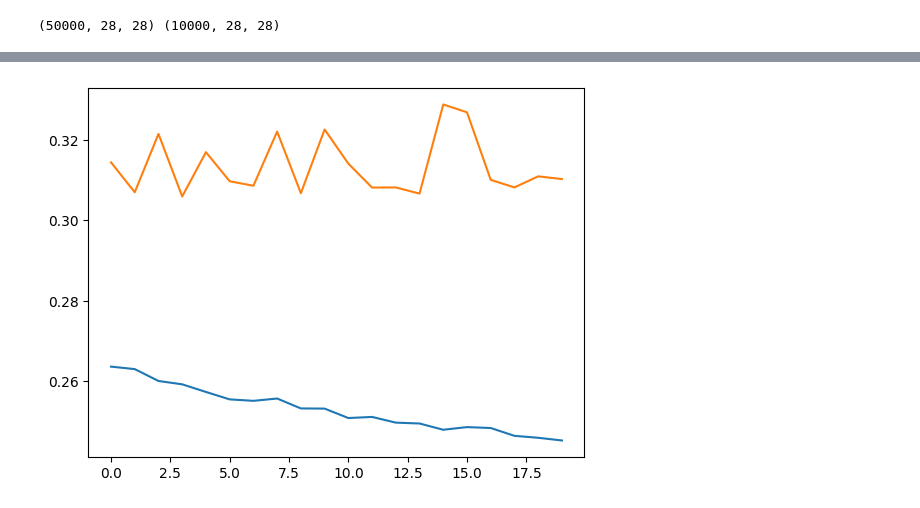
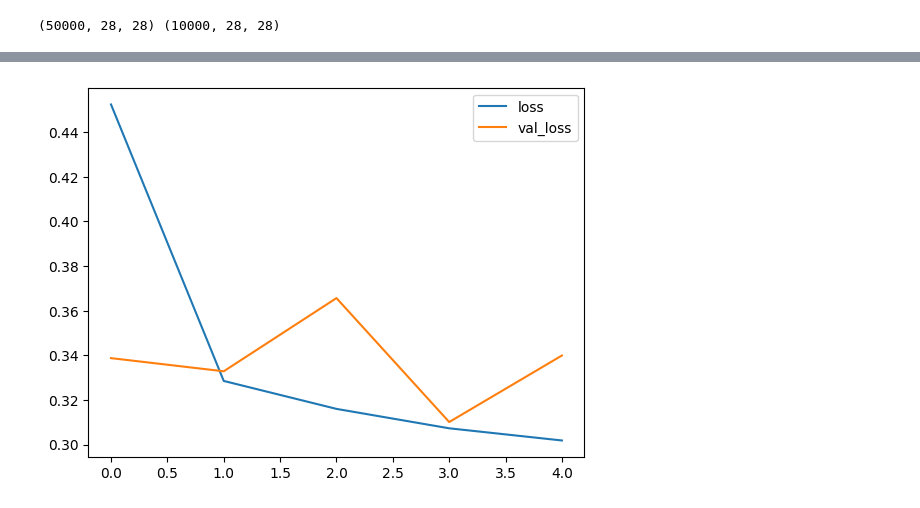
Before and after one commit to lavima/itf31519_2025, a Jupyter notebook: neural_networks/workshop1211.ipynb, the cells around one changed output, grey strips where cells are left out. Saved outputs shown, nothing was run; the diff lists cells and outputs as text; code cells hidden in the pictures.

```diff
--- a/neural_networks/workshop1211.ipynb
+++ b/neural_networks/workshop1211.ipynb
@@ -70,6 +76,8 @@ nn1 = Sequential()
 nn1.add(Input(shape=(28,28,1)))
 nn1.add(Flatten())
 nn1.add(Dense(380))
+nn1.add(Dropout(rate=0.2))
+nn1.add(Dense(80))
 nn1.add(Dense(10, activation='softmax'))
 
 nn1.compile(
@@ -77,5 +85,5 @@ nn1.compile(
     loss=tf.keras.losses.SparseCategoricalCrossentropy(from_logits=False),
     metrics=['accuracy'])
 # %%
-nn1.fit(x_train, y_train, epochs=20, validation_data=(x_val, y_val))
+nn1.fit(x_train, y_train, epochs=5, batch_size=5, validation_data=(x_val, y_val))
 # %% [output]
@@ -99,7 +100,8 @@ Epoch 20/20
 <keras.src.callbacks.history.History at 0x...>
 # %%
-plt.plot(nn1.history.history['loss'], name='loss')
-plt.plot(nn1.history.history['val_loss'])
+plt.plot(nn1.history.history['loss'], label='loss')
+plt.plot(nn1.history.history['val_loss'], label='val_loss')
+plt.legend()
 plt.show()
 # %% [output]
-[figure, old version]
+[figure, new version]
```
Also changed, not shown: parts of 7 cells of this notebook.
